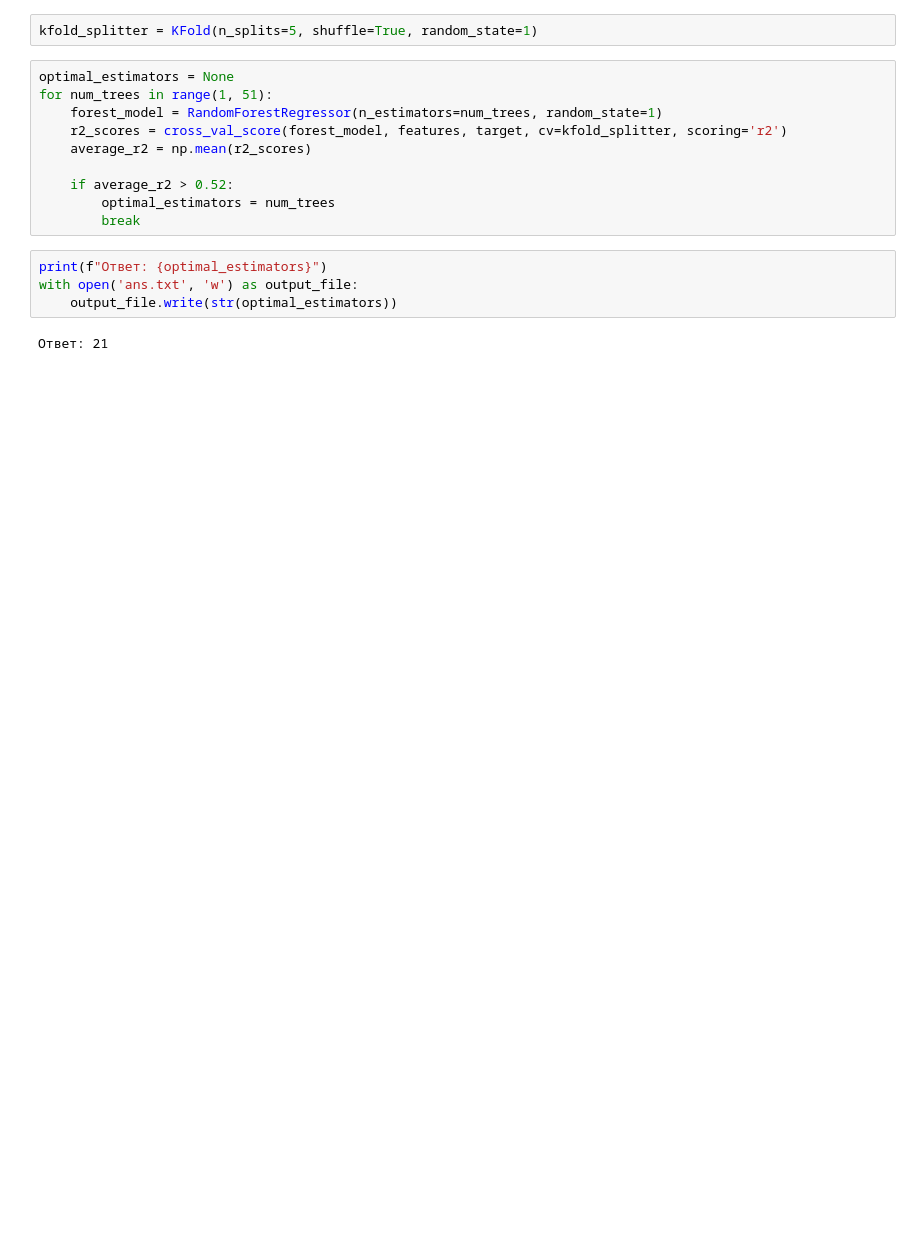
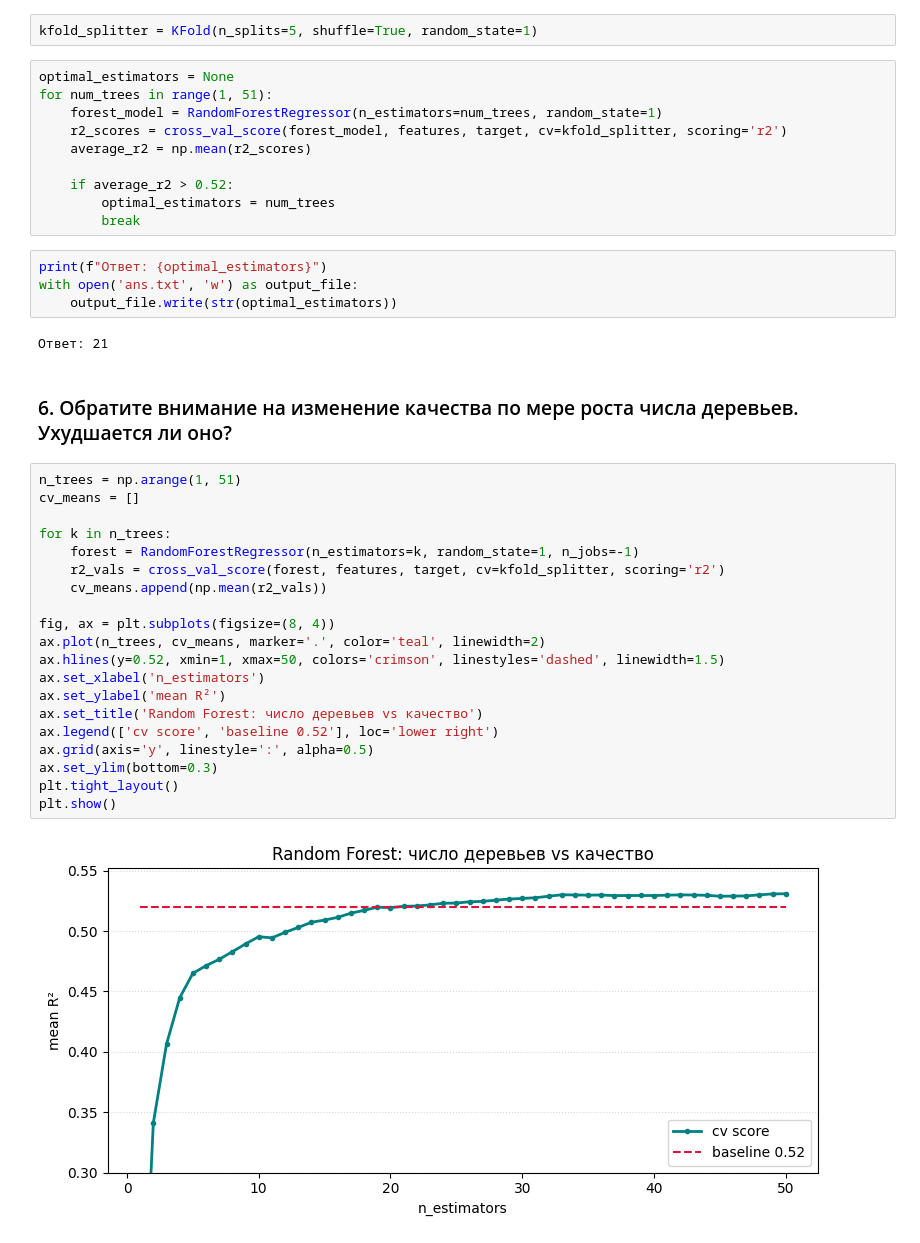
Before and after one commit to kkochetkov05/AI_Tools_In_Economy_2026, a Jupyter notebook: Иванец С. С/12-statement-forest/twelfth.ipynb, the cells around one changed output. Drawn from its saved outputs; the diff is of its cells as text; blank space fills up the shorter version.

```diff
--- a/Иванец С. С/12-statement-forest/twelfth.ipynb
+++ b/Иванец С. С/12-statement-forest/twelfth.ipynb
@@ -26,3 +37,27 @@ with open('ans.txt', 'w') as output_file:
     output_file.write(str(optimal_estimators))
 # %% [output]
 Ответ: 21
+# %% [markdown]
+### 6. Обратите внимание на изменение качества по мере роста числа деревьев. Ухудшается ли оно?
+# %%
+n_trees = np.arange(1, 51)
+cv_means = []
+
+for k in n_trees:
+    forest = RandomForestRegressor(n_estimators=k, random_state=1, n_jobs=-1)
+    r2_vals = cross_val_score(forest, features, target, cv=kfold_splitter, scoring='r2')
+    cv_means.append(np.mean(r2_vals))
+
+fig, ax = plt.subplots(figsize=(8, 4))
+ax.plot(n_trees, cv_means, marker='.', color='teal', linewidth=2)
+ax.hlines(y=0.52, xmin=1, xmax=50, colors='crimson', linestyles='dashed', linewidth=1.5)
+ax.set_xlabel('n_estimators')
+ax.set_ylabel('mean R²')
+ax.set_title('Random Forest: число деревьев vs качество')
+ax.legend(['cv score', 'baseline 0.52'], loc='lower right')
+ax.grid(axis='y', linestyle=':', alpha=0.5)
+ax.set_ylim(bottom=0.3)
+plt.tight_layout()
+plt.show()
+# %% [output]
+[figure, added]
```
Also changed, not shown: parts of 6 cells of this notebook, 43 other files.
